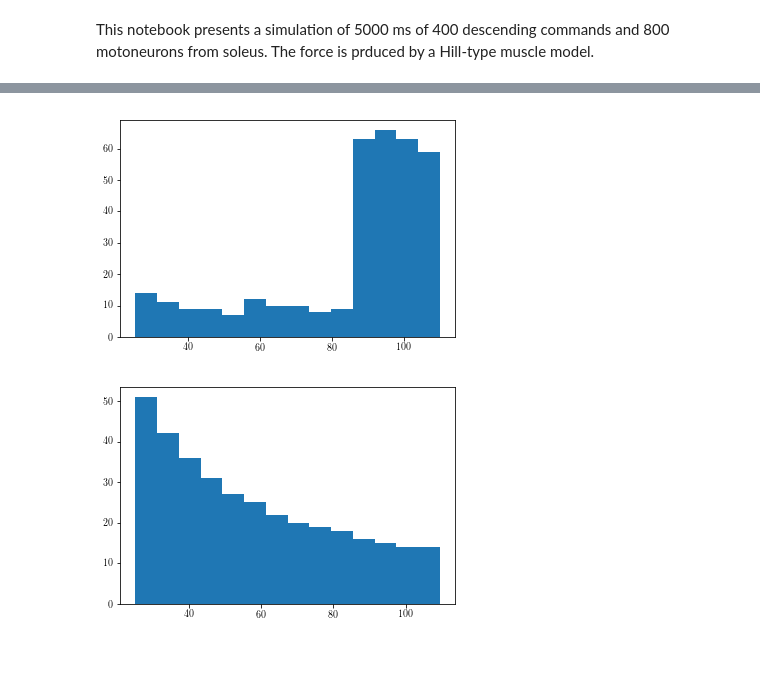
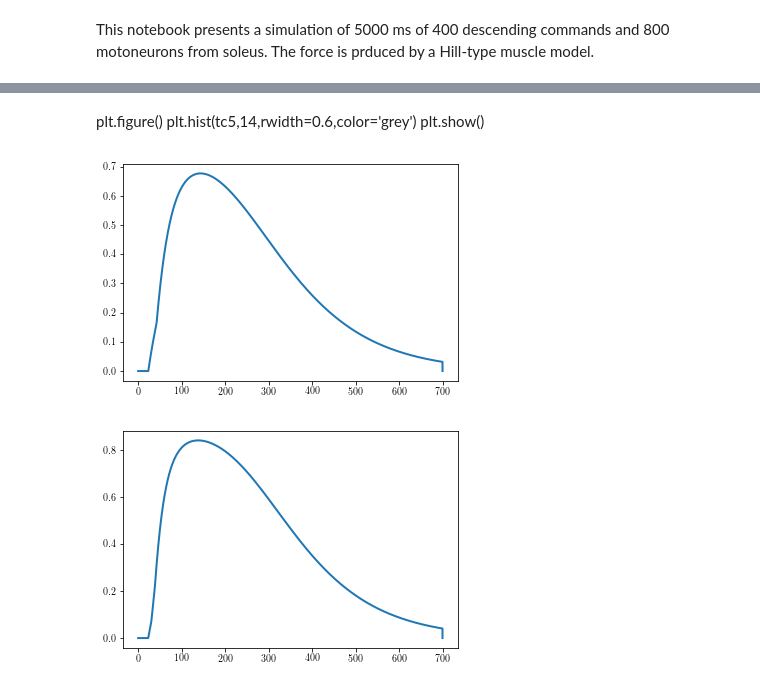
Before and after one commit to rnwatanabe/projectPR, a Jupyter notebook: ExampleNotebooks/MUProperties.ipynb, the cells around one changed output, grey strips where cells are left out. Cells and saved outputs as stored; diff of their text form; code cells hidden in the pictures; blank space fills up the shorter version.

```diff
--- a/ExampleNotebooks/MUProperties.ipynb
+++ b/ExampleNotebooks/MUProperties.ipynb
@@ -38,7 +38,7 @@ import scipy as sc
 from scipy.signal import *
 # %%
 conf = Configuration('confMUProperties.rmto')
-conf.simDuration_ms = 30000 # Here I change simulation duration without changing the Configuration file.
+conf.simDuration_ms = 700 # Here I change simulation duration without changing the Configuration file.
 t = np.arange(0.0, conf.simDuration_ms, conf.timeStep_ms)
 # %%
 pools = dict()
@@ -48,2 +47,25 @@ Hill muscle of the TA muscle with maximum force of 674.0 N  built.
 Muscle spindle from muscle TA built.
 Motor Unit Pool TA built
+# %%
+aS1 = np.zeros_like(t)
+aS3 = np.zeros_like(t)
+aFR1 = np.zeros_like(t)
+aFR3 = np.zeros_like(t)
+aFF1 = np.zeros_like(t)
+aFF3 = np.zeros_like(t)
+tic = time.time()
+for i in xrange(0, len(t)-1):
+    for j in xrange(len(pools[0].unit)):
+        if t[i] <= 25:
+            pools[0].iInjected[2*j+1] = 10+8*j
+        else:
+            pools[0].iInjected[2*j+1] = 0
+    pools[0].atualizeMotorUnitPool(t[i])
+    aS1[i] = pools[0].Activation.activation_Sat[0]
+    aS3[i] = pools[0].Activation.activation_Sat[2]
+    aFR1[i] = pools[0].Activation.activation_Sat[3]
+    aFR3[i] = pools[0].Activation.activation_Sat[5]
+    aFF1[i] = pools[0].Activation.activation_Sat[6]
+    aFF3[i] = pools[0].Activation.activation_Sat[8]
+toc = time.time()
+print str(toc - tic) + ' seconds'
@@ -75,6 +189,10 @@ for i in xrange(300,350):
+# %% [markdown]
+plt.figure()
+plt.hist(tc5,14,rwidth=0.6,color='grey')
+plt.show()
 # %%
 plt.figure()
-plt.hist(tc1,14)
+plt.plot(t,aS1)
 plt.show()
 # %% [output]
-[figure, old version]
+[figure, new version]
@@ -88,6 +199,6 @@ for i in xrange(n):
 # %%
 plt.figure()
-plt.hist(tc2,14)
+plt.plot(t,aS3)
 plt.show()
 # %% [output]
-[figure, old version]
+[figure, new version]
```
Also changed, not shown: parts of 30 cells of this notebook, 8 other files.
